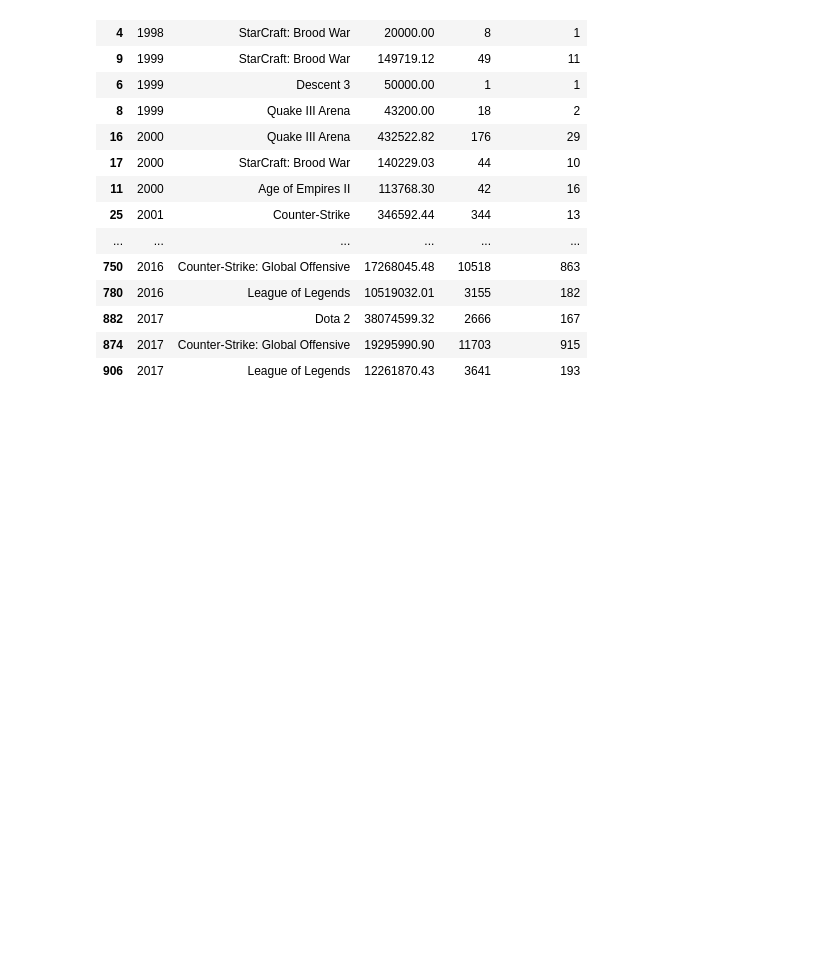
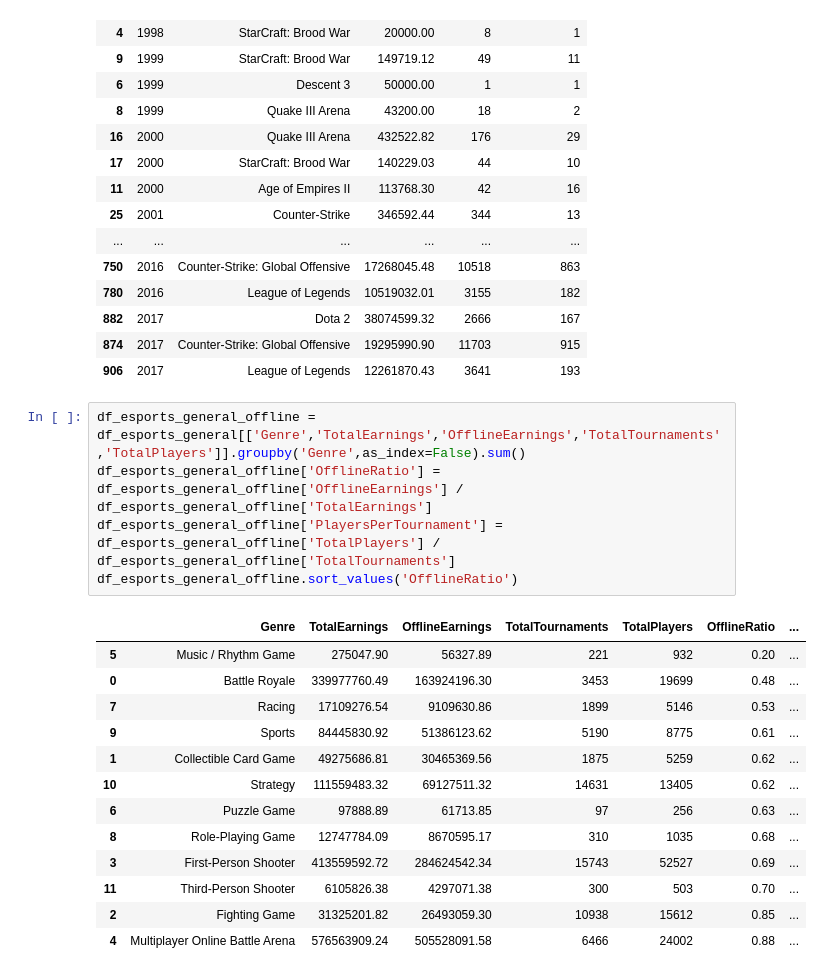
Before and after one commit to Sanrit0/EDA_Esports, a Jupyter notebook: Extraccion_datos/esportsearnings.ipynb, the cells around one changed output. Saved outputs shown, nothing was run; the diff lists cells and outputs as text; blank space fills up the shorter version.

```diff
--- a/Extraccion_datos/esportsearnings.ipynb
+++ b/Extraccion_datos/esportsearnings.ipynb
@@ -473,3 +473,22 @@ df_hist_anual_game_top3.head(60)
 | 882 | 2017 | Dota 2 | 38074599.32 | 2666 | 167 |
 | 874 | 2017 | Counter-Strike: Global Offensive | 19295990.90 | 11703 | 915 |
 | 906 | 2017 | League of Legends | 12261870.43 | 3641 | 193 |
+# %%
+df_esports_general_offline = df_esports_general[['Genre','TotalEarnings','OfflineEarnings','TotalTournaments','TotalPlayers']].groupby('Genre',as_index=False).sum()
+df_esports_general_offline['OfflineRatio'] = df_esports_general_offline['OfflineEarnings'] / df_esports_general_offline['TotalEarnings']
+df_esports_general_offline['PlayersPerTournament'] = df_esports_general_offline['TotalPlayers'] / df_esports_general_offline['TotalTournaments']
+df_esports_general_offline.sort_values('OfflineRatio')
+# %% [output]
+|  | Genre | TotalEarnings | OfflineEarnings | TotalTournaments | TotalPlayers | OfflineRatio | ... |
+| 5 | Music / Rhythm Game | 275047.90 | 56327.89 | 221 | 932 | 0.20 | ... |
+| 0 | Battle Royale | 339977760.49 | 163924196.30 | 3453 | 19699 | 0.48 | ... |
+| 7 | Racing | 17109276.54 | 9109630.86 | 1899 | 5146 | 0.53 | ... |
+| 9 | Sports | 84445830.92 | 51386123.62 | 5190 | 8775 | 0.61 | ... |
+| 1 | Collectible Card Game | 49275686.81 | 30465369.56 | 1875 | 5259 | 0.62 | ... |
+| 10 | Strategy | 111559483.32 | 69127511.32 | 14631 | 13405 | 0.62 | ... |
+| 6 | Puzzle Game | 97888.89 | 61713.85 | 97 | 256 | 0.63 | ... |
+| 8 | Role-Playing Game | 12747784.09 | 8670595.17 | 310 | 1035 | 0.68 | ... |
+| 3 | First-Person Shooter | 413559592.72 | 284624542.34 | 15743 | 52527 | 0.69 | ... |
+| 11 | Third-Person Shooter | 6105826.38 | 4297071.38 | 300 | 503 | 0.70 | ... |
+| 2 | Fighting Game | 31325201.82 | 26493059.30 | 10938 | 15612 | 0.85 | ... |
+| 4 | Multiplayer Online Battle Arena | 576563909.24 | 505528091.58 | 6466 | 24002 | 0.88 | ... |
```
Also changed, not shown: parts of 2 cells of this notebook.
